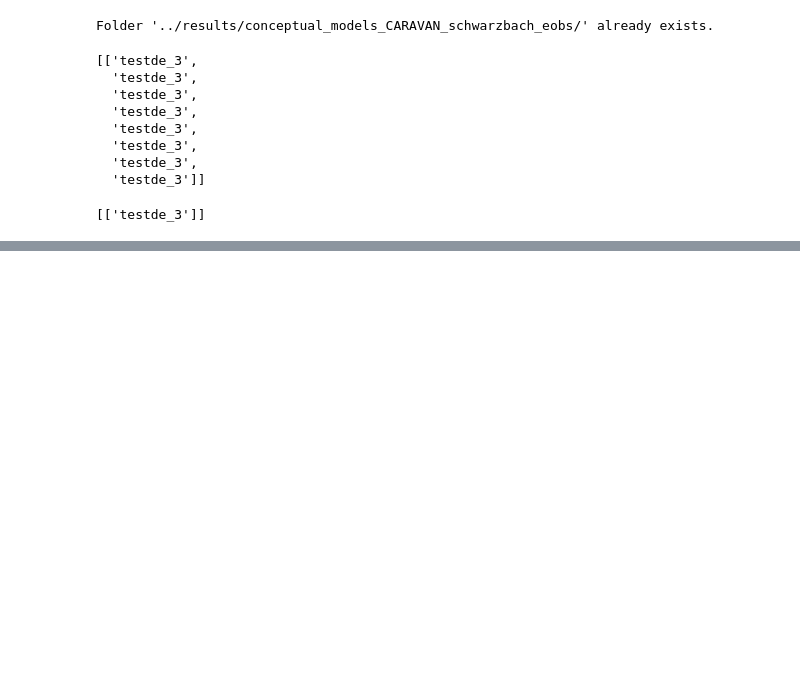
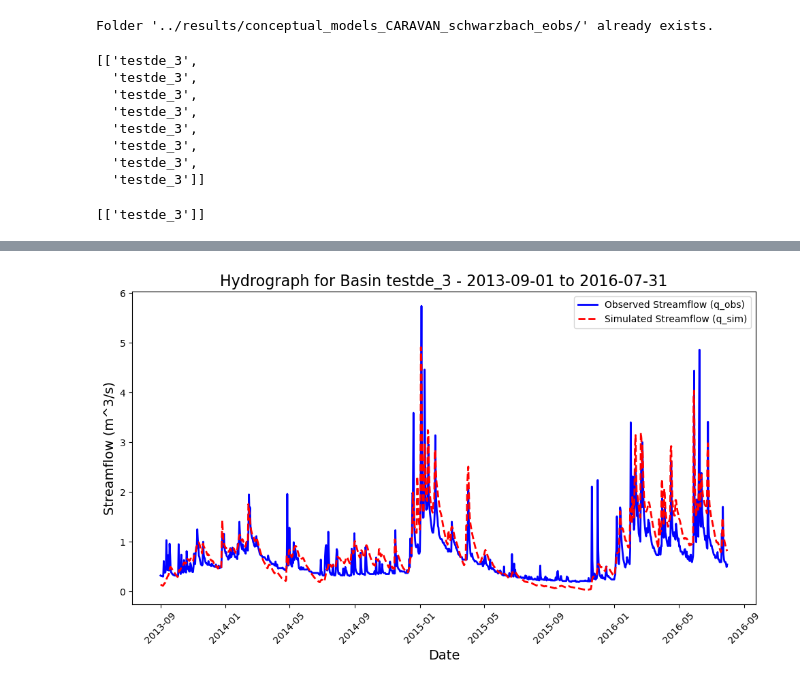
Before and after one commit to Ash-Manoj/Hy2DL_Caravan, a Jupyter notebook: Hy2DL/conceptual_models/experiment_schwarzbach_eobs.ipynb, the cells around one changed output, grey strips where cells are left out. Drawn from its saved outputs; the diff is of its cells as text; code cells hidden in the pictures; blank space fills up the shorter version.

Commit message:
runs with common time period

```diff
--- a/Hy2DL/conceptual_models/experiment_schwarzbach_eobs.ipynb
+++ b/Hy2DL/conceptual_models/experiment_schwarzbach_eobs.ipynb
@@ -226 +226,56 @@ plt.show()
+# %%
+# Define the testing period
+start_date = "2012-09-01"
+end_date = "2016-12-31"
+
+# Read the df_test CSV file
+df_test = pd.read_csv(f'{path_output}{hyd_model.name}_{optimizer.name}_test_{basin}.csv')
+
+# Assuming the file has 'q_sim' and 'q_obs' columns
+q_sim = df_test['q_sim']
+q_obs = df_test['q_obs']
+
+# Create a date range based on the testing period (adjust the frequency if needed)
+date_range = pd.date_range(start=start_date, end=end_date, freq='D')
+
+# Ensure the date range matches the length of your data
+if len(date_range) != len(q_sim):
+    raise ValueError(f"The date range length {len(date_range)} does not match the data length {len(q_sim)}")
+
+# Define the custom time window
+custom_start_date = "2013-09-01"
+custom_end_date = "2016-07-31"
+
+# Filter the date range and data based on the custom time window
+mask = (date_range >= custom_start_date) & (date_range <= custom_end_date)
+custom_dates = date_range[mask]
+custom_q_sim = q_sim[mask]
+custom_q_obs = q_obs[mask]
+
+# Create a plot for the custom hydrograph
+plt.figure(figsize=(10, 6))
+
+# Plot observed streamflow
+plt.plot(custom_dates, custom_q_obs, label='Observed Streamflow (q_obs)', color='blue', linewidth=2)
+
+# Plot simulated streamflow
+plt.plot(custom_dates, custom_q_sim, label='Simulated Streamflow (q_sim)', color='red', linestyle='--', linewidth=2)
+
+# Adding labels and title
+plt.title(f"Hydrograph for Basin {basin} - {custom_start_date} to {custom_end_date}", fontsize=16)
+plt.xlabel("Date", fontsize=14)
+plt.ylabel("Streamflow (m^3/s)", fontsize=14)
+#plt.grid(True)
+
+# Rotate x-axis labels for better readability
+plt.xticks(rotation=45)
+
+# Show the legend
+plt.legend()
+
+# Show the plot
+plt.tight_layout()
+plt.show()
+# %% [output]
+[figure, added]
 # %%
```
Also changed, not shown: parts of 4 cells of this notebook, 15 other files.
